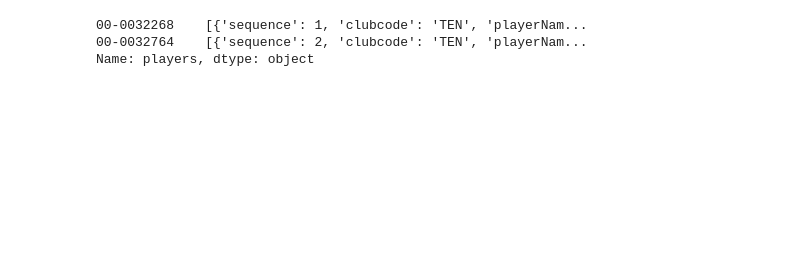
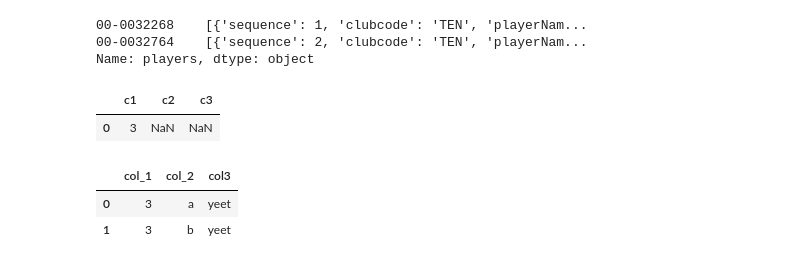
Before and after one commit to seann27/NFLDB_Project, a Jupyter notebook: Database_Building/read_nfl_api.ipynb, the cells around one changed output. Drawn from its saved outputs; the diff is of its cells as text; code cells hidden in the pictures; blank space fills up the shorter version.

```diff
--- a/Database_Building/read_nfl_api.ipynb
+++ b/Database_Building/read_nfl_api.ipynb
@@ -55,0 +83,14 @@ Name: players, dtype: object
+# %%
+df = pd.DataFrame(columns=['c1','c2','c3'])
+df.at[0,'c1'] = 3
+df
+# %% [output]
+|  | c1 | c2 | c3 |
+| 0 | 3 | NaN | NaN |
+# %%
+data = {'col_1': 3, 'col_2': ['a', 'b'],'col3':['yeet','yeet']}
+pd.DataFrame.from_dict(data)
+# %% [output]
+|  | col_1 | col_2 | col3 |
+| 0 | 3 | a | yeet |
+| 1 | 3 | b | yeet |
```
Also changed, not shown: parts of 9 cells of this notebook, 2 other files.
